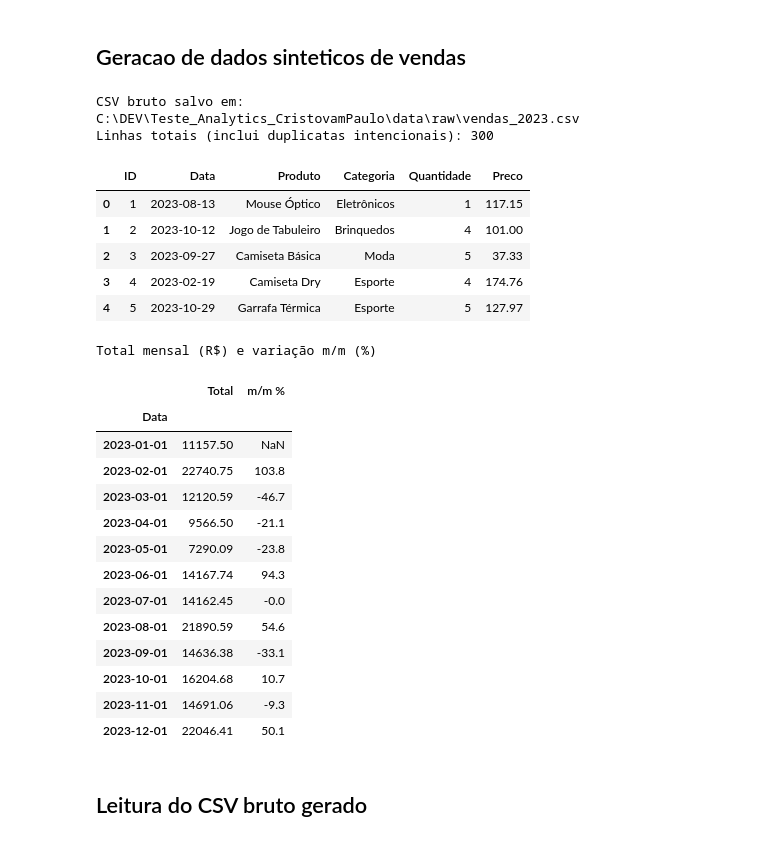
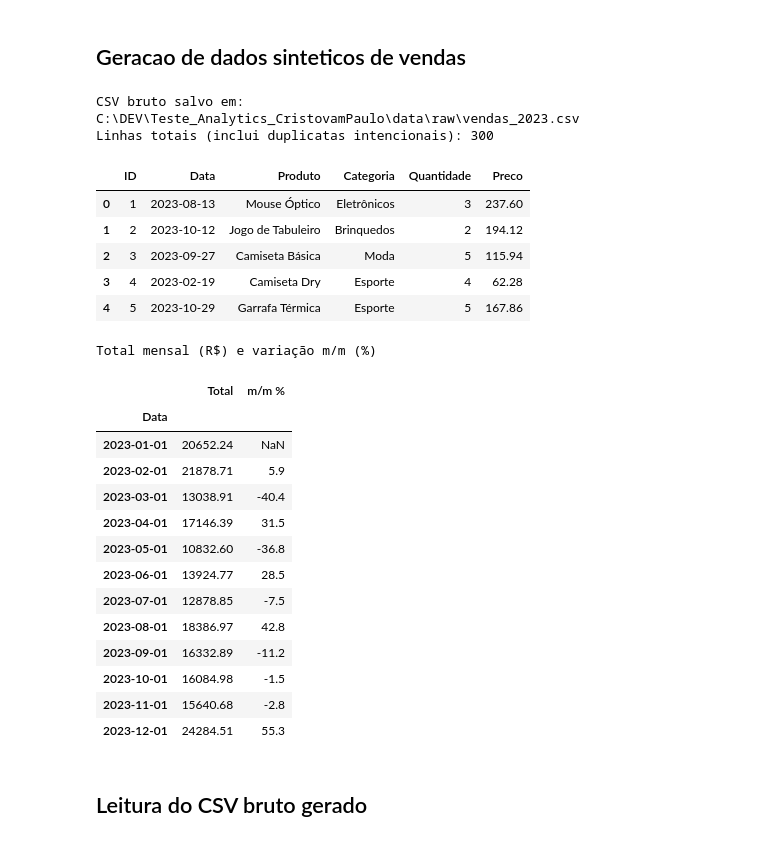
Before and after one commit to Cristovam10000/Teste_Analytics_CristovamPaulo, a Jupyter notebook: Parte01/Etapa01.ipynb, the cells around one changed output. Cells and saved outputs as stored; diff of their text form; code cells hidden in the pictures.

```diff
--- a/Parte01/Etapa01.ipynb
+++ b/Parte01/Etapa01.ipynb
@@ -53,16 +53,19 @@ PRECO_PARAMS = {
 }
 
 SAZONALIDADE = {
-    1: 0.92, 2: 0.97, 3: 1.00, 4: 0.98,
-    5: 1.08, 6: 1.06, 7: 1.00, 8: 0.99,
-    9: 1.00, 10: 1.07, 11: 1.18, 12: 1.12,
+    1: 1.05, 2: 1.15, 3: 0.98, 4: 1.00,
+    5: 1.02, 6: 0.98, 7: 0.95, 8: 1.10,
+    9: 1.00, 10: 1.05, 11: 1.30, 12: 1.35,
+
 }
 
 SENS_CAT = {
-    "Material-Escolar": {1: 1.16, 2: 1.00, 7: 1.05, 8: 1.02},
-    "Brinquedos": {10: 1.15, 11: 1.10, 12: 1.10},
-    "Moda":       {5: 1.08, 6: 1.06},
-    "Eletrônicos":{11: 1.12},
+    "Material-Escolar": {1: 1.10, 2: 1.35, 7: 1.10, 8: 1.25},
+    "Brinquedos": {10: 1.10, 11: 1.25, 12: 1.40},
+    "Moda": {5: 1.05, 6: 1.08, 11: 1.10, 12: 1.10},
+    "Eletrônicos":{11: 1.35, 12: 1.10},
+
+
 }
 
 
@@ -79,8 +82,7 @@ def preco_por_categoria(cat: str, rng: np.random.Generator) -> float:
     val = max(val, p["minv"])
     return round(float(val), 2)
 
-# --- RNG / Faker ---
-rng = np.random.default_rng(SEED)
+
 fake = Faker("pt_BR")
 fake.seed_instance(SEED)
 
@@ -118,50 +120,50 @@ df = pd.DataFrame({
     "Categoria": categorias,
     "Quantidade": quantidade,
     "Preco": precos,
 })
 
 # --- Salvar bruto ---
 raw_path = ROOT / "data" / "raw" / "vendas_2023.csv"
 raw_path.parent.mkdir(parents=True, exist_ok=True)
 df.to_csv(raw_path, index=False, encoding="utf-8")
 
 print(f"CSV bruto salvo em: {raw_path}")
 print("Linhas totais (inclui duplicatas intencionais):", len(df))
 display(df.head())
 
 # --- Checagem rápida de realismo: total mensal e variação m/m ---
 df_tmp = df.copy()
 df_tmp["Data"] = pd.to_datetime(df_tmp["Data"])
 df_tmp["Total"] = df_tmp["Quantidade"] * df_tmp["Preco"]
 mensal = df_tmp.groupby(df_tmp["Data"].dt.to_period("M"))["Total"].sum().astype(float)
 mm = mensal.to_timestamp()
 var_mm = (mm.pct_change() * 100).round(1)
 print("\nTotal mensal (R$) e variação m/m (%)")
 display(pd.DataFrame({"Total": mm.round(2), "m/m %": var_mm}))
 # %% [output]
 CSV bruto salvo em: C:\DEV\Teste_Analytics_CristovamPaulo\data\raw\vendas_2023.csv
 Linhas totais (inclui duplicatas intencionais): 300
 |  | ID | Data | Produto | Categoria | Quantidade | Preco |
-| 0 | 1 | 2023-08-13 | Mouse Óptico | Eletrônicos | 1 | 117.15 |
-| 1 | 2 | 2023-10-12 | Jogo de Tabuleiro | Brinquedos | 4 | 101.00 |
-| 2 | 3 | 2023-09-27 | Camiseta Básica | Moda | 5 | 37.33 |
-| 3 | 4 | 2023-02-19 | Camiseta Dry | Esporte | 4 | 174.76 |
-| 4 | 5 | 2023-10-29 | Garrafa Térmica | Esporte | 5 | 127.97 |
+| 0 | 1 | 2023-08-13 | Mouse Óptico | Eletrônicos | 3 | 237.60 |
+| 1 | 2 | 2023-10-12 | Jogo de Tabuleiro | Brinquedos | 2 | 194.12 |
+| 2 | 3 | 2023-09-27 | Camiseta Básica | Moda | 5 | 115.94 |
+| 3 | 4 | 2023-02-19 | Camiseta Dry | Esporte | 4 | 62.28 |
+| 4 | 5 | 2023-10-29 | Garrafa Térmica | Esporte | 5 | 167.86 |
 Total mensal (R$) e variação m/m (%)
 |  | Total | m/m % |
 | Data |  |  |
-| 2023-01-01 | 11157.50 | NaN |
-| 2023-02-01 | 22740.75 | 103.8 |
-| 2023-03-01 | 12120.59 | -46.7 |
-| 2023-04-01 | 9566.50 | -21.1 |
-| 2023-05-01 | 7290.09 | -23.8 |
-| 2023-06-01 | 14167.74 | 94.3 |
-| 2023-07-01 | 14162.45 | -0.0 |
-| 2023-08-01 | 21890.59 | 54.6 |
-| 2023-09-01 | 14636.38 | -33.1 |
-| 2023-10-01 | 16204.68 | 10.7 |
-| 2023-11-01 | 14691.06 | -9.3 |
-| 2023-12-01 | 22046.41 | 50.1 |
+| 2023-01-01 | 20652.24 | NaN |
+| 2023-02-01 | 21878.71 | 5.9 |
+| 2023-03-01 | 13038.91 | -40.4 |
+| 2023-04-01 | 17146.39 | 31.5 |
+| 2023-05-01 | 10832.60 | -36.8 |
+| 2023-06-01 | 13924.77 | 28.5 |
+| 2023-07-01 | 12878.85 | -7.5 |
+| 2023-08-01 | 18386.97 | 42.8 |
+| 2023-09-01 | 16332.89 | -11.2 |
+| 2023-10-01 | 16084.98 | -1.5 |
+| 2023-11-01 | 15640.68 | -2.8 |
+| 2023-12-01 | 24284.51 | 55.3 |
 # %% [markdown]
 ## Leitura do CSV bruto gerado
 # %%
```
Also changed, not shown: parts of 4 cells of this notebook, 10 other files.
